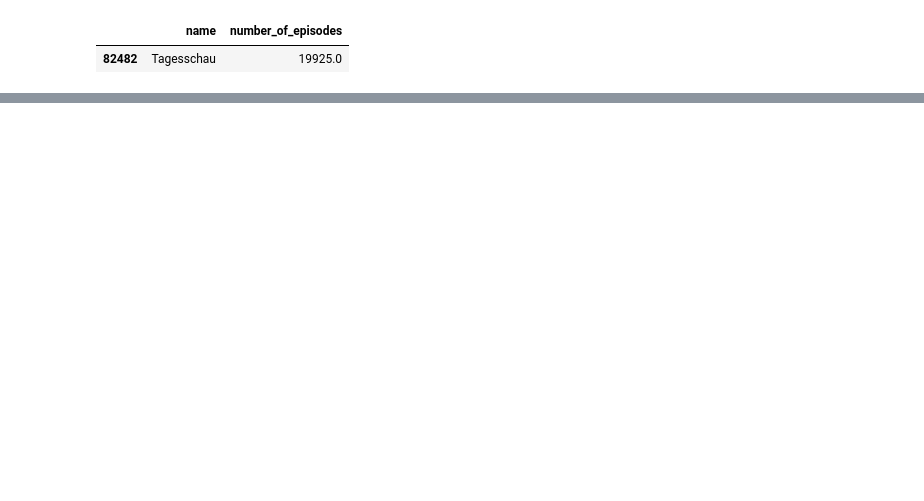
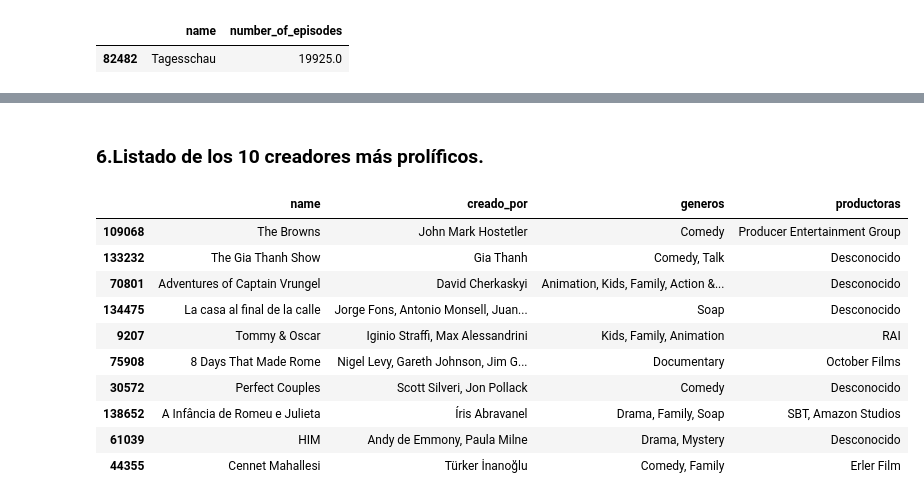
Before and after one commit to GammaTechData/Challenge-3_Limpieza-con-Pandas, a Jupyter notebook: main.ipynb, the cells around one changed output, grey strips where cells are left out. Saved outputs shown, nothing was run; the diff lists cells and outputs as text; code cells hidden in the pictures; blank space fills up the shorter version.

```diff
--- a/main.ipynb
+++ b/main.ipynb
@@ -319,0 +319,7 @@ TypeError: 'float' object is not subscriptable
+# %%
+
+tvs_df = tvs_df.drop([149713])# fecha que estaba parando mi transformacion y no aporta nada
+tvs_df['fecha_inicio'] =  pd.to_datetime(tvs_df['first_air_date'], format="%Y/%m/%d")
+tvs_df['fecha_fin'] =  pd.to_datetime(tvs_df['last_air_date'], format="%Y/%m/%d")
+tvs_df.drop(columns=['last_air_date','first_air_date'],axis=1 ,inplace=True) # las dropeo por ya usar las nuevas columnas transformandas
+tvs_df[['fecha_inicio','generos']].sample(5)
@@ -319,0 +333,13 @@ TypeError: 'float' object is not subscriptable
+# %%
+tvs_df["mes_y_ano_inicio"] = tvs_df["fecha_inicio"].dt.strftime("%Y-%m")
+def genero_mas_repetido(lista):
+    generos = {}
+    for genero in lista:
+        if genero in generos:
+            generos[genero] += 1
+        else:
+            generos[genero] = 1
+    return max(generos, key=generos.get)
+tvs_sin_desc = tvs_df[tvs_df['generos'] != 'Desconocido'] #quitando los 'Desconociados'
+tv_gene_agrupado = tvs_sin_desc.groupby("mes_y_ano_inicio").agg({"generos": genero_mas_repetido}) # no estoy mirando si hay empates
+tv_gene_agrupado # respuesta pero hay que limpiar los datos imaginarios y sin sentido
@@ -319,0 +380,17 @@ TypeError: 'float' object is not subscriptable
+# %% [markdown]
+### 6.Listado de los 10 creadores más prolíficos.
+# %%
+tvs_crea_gen=tvs_df.loc[(tvs_df["generos"]!= 'Desconocido')&(tvs_df["creado_por"]!= 'Desconocido'),["name", "creado_por",'generos','productoras']]
+tvs_crea_gen.sample(10)
+# %% [output]
+|  | name | creado_por | generos | productoras |
+| 109068 | The Browns | John Mark Hostetler | Comedy | Producer Entertainment Group |
+| 133232 | The Gia Thanh Show | Gia Thanh | Comedy, Talk | Desconocido |
+| 70801 | Adventures of Captain Vrungel | David Cherkaskyi | Animation, Kids, Family, Action &... | Desconocido |
+| 134475 | La casa al final de la calle | Jorge Fons, Antonio Monsell, Juan... | Soap | Desconocido |
+| 9207 | Tommy & Oscar | Iginio Straffi, Max Alessandrini | Kids, Family, Animation | RAI |
+| 75908 | 8 Days That Made Rome | Nigel Levy, Gareth Johnson, Jim G... | Documentary | October Films |
+| 30572 | Perfect Couples | Scott Silveri, Jon Pollack | Comedy | Desconocido |
+| 138652 | A Infância de Romeu e Julieta | Íris Abravanel | Drama, Family, Soap | SBT, Amazon Studios |
+| 61039 | HIM | Andy de Emmony, Paula Milne | Drama, Mystery | Desconocido |
+| 44355 | Cennet Mahallesi | Türker İnanoğlu | Comedy, Family | Erler Film |
```
Also changed, not shown: parts of 41 cells of this notebook, 1 other file.
